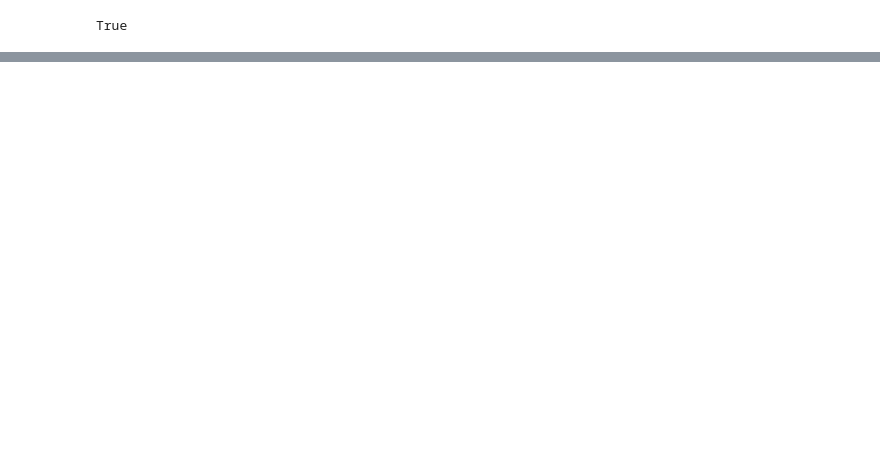
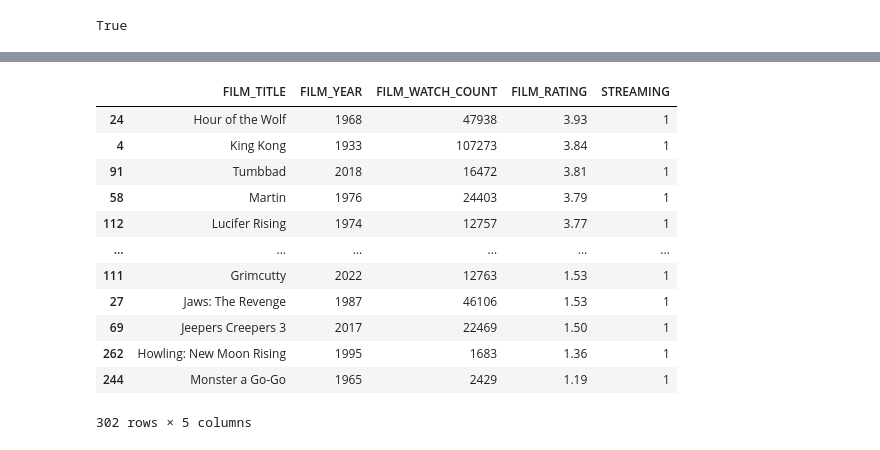
Before and after one commit to TD1138/letterboxd-app, a Jupyter notebook: lib/notebooks/DatabaseAnalysis.ipynb, the cells around one changed output, grey strips where cells are left out. Saved outputs shown, nothing was run; the diff lists cells and outputs as text; code cells hidden in the pictures; blank space fills up the shorter version.

```diff
--- a/lib/notebooks/DatabaseAnalysis.ipynb
+++ b/lib/notebooks/DatabaseAnalysis.ipynb
@@ -117,0 +82,16 @@ INGESTED :
+# %%
+streaming_horrors.sort_values('FILM_RATING', ascending=False)
+# %% [output]
+|  | FILM_TITLE | FILM_YEAR | FILM_WATCH_COUNT | FILM_RATING | STREAMING |
+| 24 | Hour of the Wolf | 1968 | 47938 | 3.93 | 1 |
+| 4 | King Kong | 1933 | 107273 | 3.84 | 1 |
+| 91 | Tumbbad | 2018 | 16472 | 3.81 | 1 |
+| 58 | Martin | 1976 | 24403 | 3.79 | 1 |
+| 112 | Lucifer Rising | 1974 | 12757 | 3.77 | 1 |
+| ... | ... | ... | ... | ... | ... |
+| 111 | Grimcutty | 2022 | 12763 | 1.53 | 1 |
+| 27 | Jaws: The Revenge | 1987 | 46106 | 1.53 | 1 |
+| 69 | Jeepers Creepers 3 | 2017 | 22469 | 1.50 | 1 |
+| 262 | Howling: New Moon Rising | 1995 | 1683 | 1.36 | 1 |
+| 244 | Monster a Go-Go | 1965 | 2429 | 1.19 | 1 |
+302 rows × 5 columns
```
Also changed, not shown: parts of 14 cells of this notebook, 3 other files.
